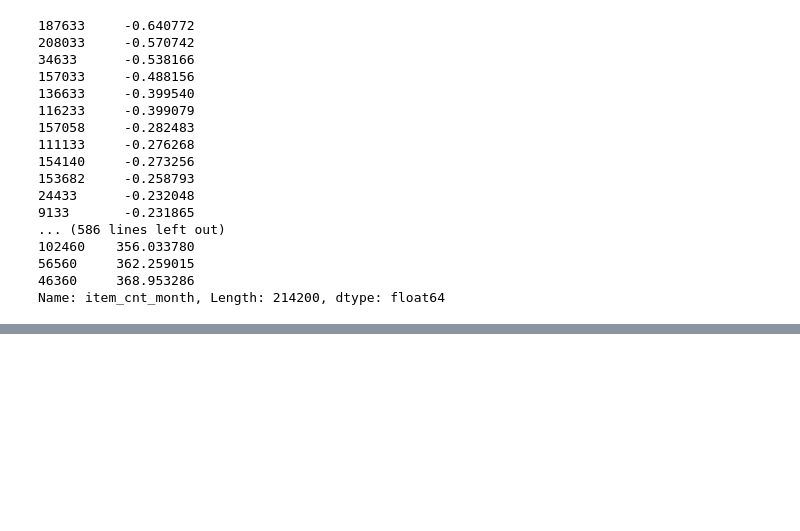
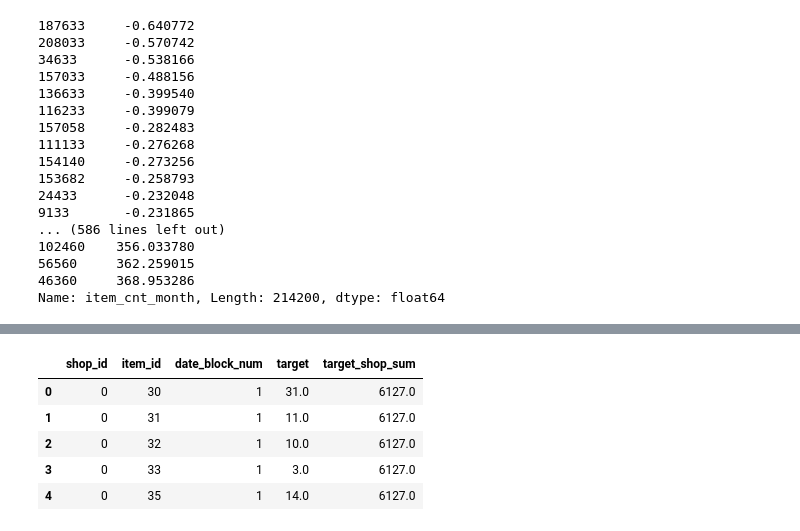
Before and after one commit to sh-tatsuno/how_to_win_kaggle_competition, a Jupyter notebook: warehouse.ipynb, the cells around one changed output, grey strips where cells are left out. Drawn from its saved outputs; the diff is of its cells as text; code cells hidden in the pictures; blank space fills up the shorter version.

```diff
--- a/warehouse.ipynb
+++ b/warehouse.ipynb
@@ -728,0 +784,9 @@ Name: item_cnt_month, Length: 214200, dtype: float64
+# %%
+all_data.head()
+# %% [output]
+|  | shop_id | item_id | date_block_num | target | target_shop_sum |
+| 0 | 0 | 30 | 1 | 31.0 | 6127.0 |
+| 1 | 0 | 31 | 1 | 11.0 | 6127.0 |
+| 2 | 0 | 32 | 1 | 10.0 | 6127.0 |
+| 3 | 0 | 33 | 1 | 3.0 | 6127.0 |
+| 4 | 0 | 35 | 1 | 14.0 | 6127.0 |
```
Also changed, not shown: parts of 8 cells of this notebook, 2 other files.
